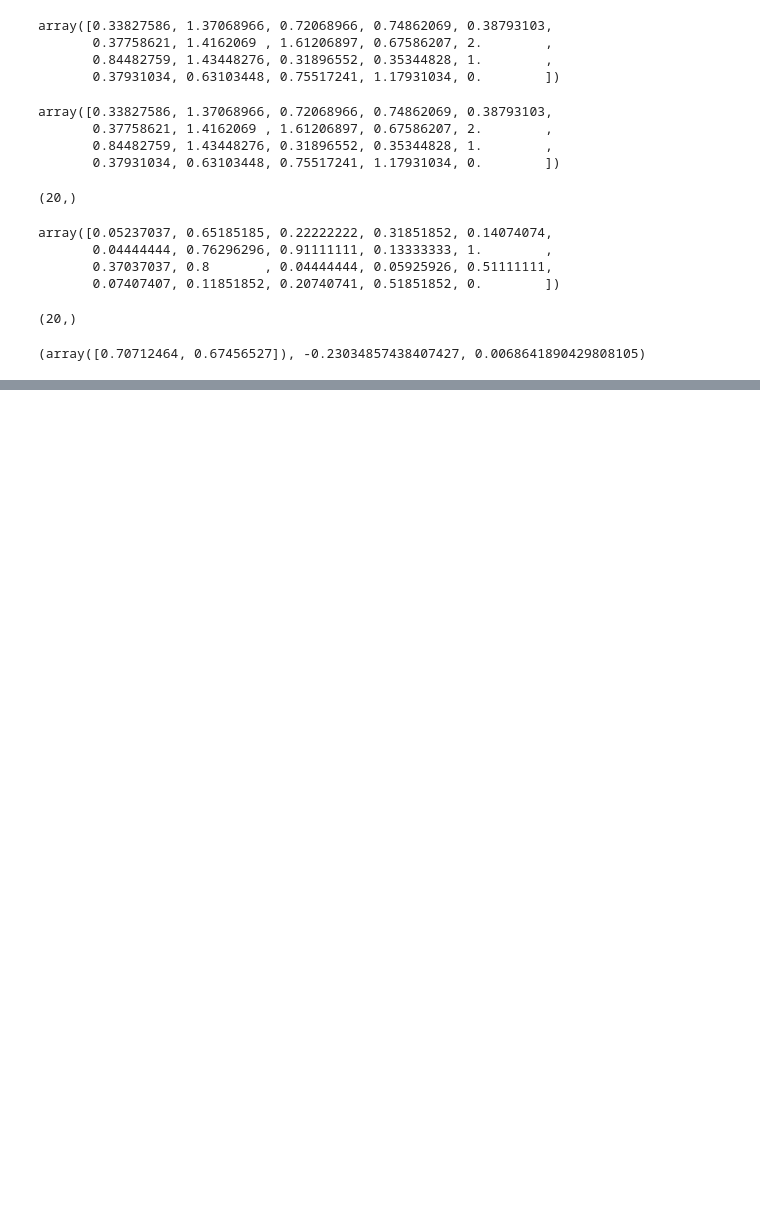
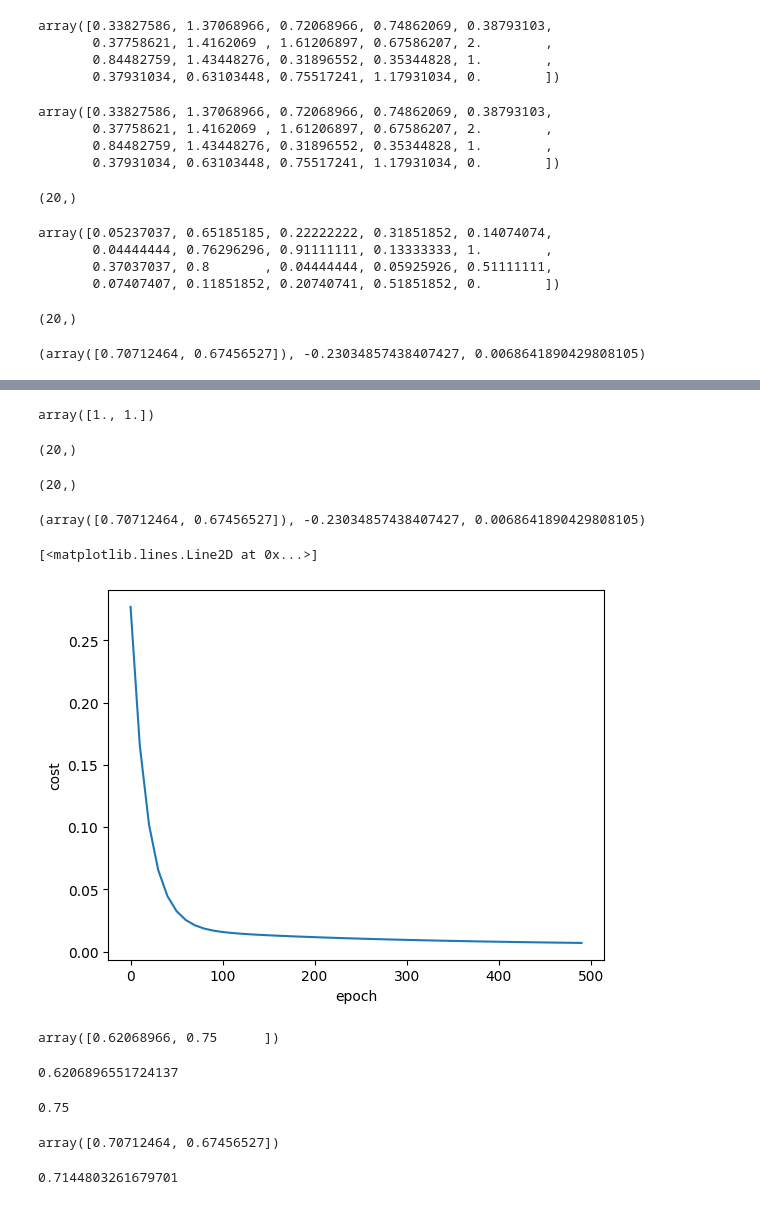
Before and after one commit to babatundeibukun/DEEP-LEARNING-PROJECT---COMPUTER, a Jupyter notebook: Implenting_batch_gradient_descent.ipynb, the cells around one changed output, grey strips where cells are left out. Drawn from its saved outputs; the diff is of its cells as text; code cells hidden in the pictures; blank space fills up the shorter version.

Commit message:
I implemented gradient batch descent

```diff
--- a/Implenting_batch_gradient_descent.ipynb
+++ b/Implenting_batch_gradient_descent.ipynb
@@ -234,0 +336,74 @@ w, bias , loss
+# %%
+w = np.ones(shape=(scaled_X.shape[1]))
+w
+# %% [output]
+array([1., 1.])
+# %%
+b = scaled_y.flatten()
+b.shape
+# %% [output]
+(20,)
+# %%
+np.dot(w, scaled_X.T).shape
+# %% [output]
+(20,)
+# %%
+#batch_gradient_descent
+
+def gradient_descent(X,y, epochs):
+  bias = 0
+  rate = 0.01
+  w = np.ones(shape=(X.shape[1]))
+  n = X.shape[0]
+  cost_list = []
+  epoch_list = []
+
+  for i in range(epochs):
+    y_predicted = np.dot(w,X.T) + bias
+    cost = np.mean(np.square(y - y_predicted))
+    dw =  -(2/n) * (np.dot(y-y_predicted, X))
+    bias_d = -(2/n) * np.sum(y-y_predicted)
+
+    w = w - (rate*dw)
+    bias = bias - (rate*bias_d)
+
+    if i % 10==0 :
+      cost_list.append(cost)
+      epoch_list.append(i)
+  return w, bias , cost , cost_list, epoch_list
+# %%
+w, bias , cost, cost_list, epoch_list  = gradient_descent(scaled_X,b, 500)
+w, bias , cost,
+# %% [output]
+(array([0.70712464, 0.67456527]), -0.23034857438407427, 0.0068641890429808105)
+# %%
+plt.xlabel("epoch")
+plt.ylabel("cost")
+plt.plot(epoch_list,cost_list)
+# %% [output]
+[<matplotlib.lines.Line2D at 0x...>]
+[figure, added]
+# %%
+scaled_X = scaler_x.transform([[2600,4]])
+scaled_X[0]
+# %% [output]
+array([0.62068966, 0.75      ])
+# %%
+area = scaled_X[0][0]
+area
+# %% [output]
+0.6206896551724137
+# %%
+bedroom = scaled_X[0][1]
+bedroom
+# %% [output]
+0.75
+# %%
+w
+# %% [output]
+array([0.70712464, 0.67456527])
+# %%
+scaled_price = (w[0]*scaled_X[0][0]) + (w[1]*scaled_X[0][1]) + bias
+scaled_price
+# %% [output]
+0.7144803261679701
```
Also changed, not shown: parts of 9 cells of this notebook.
